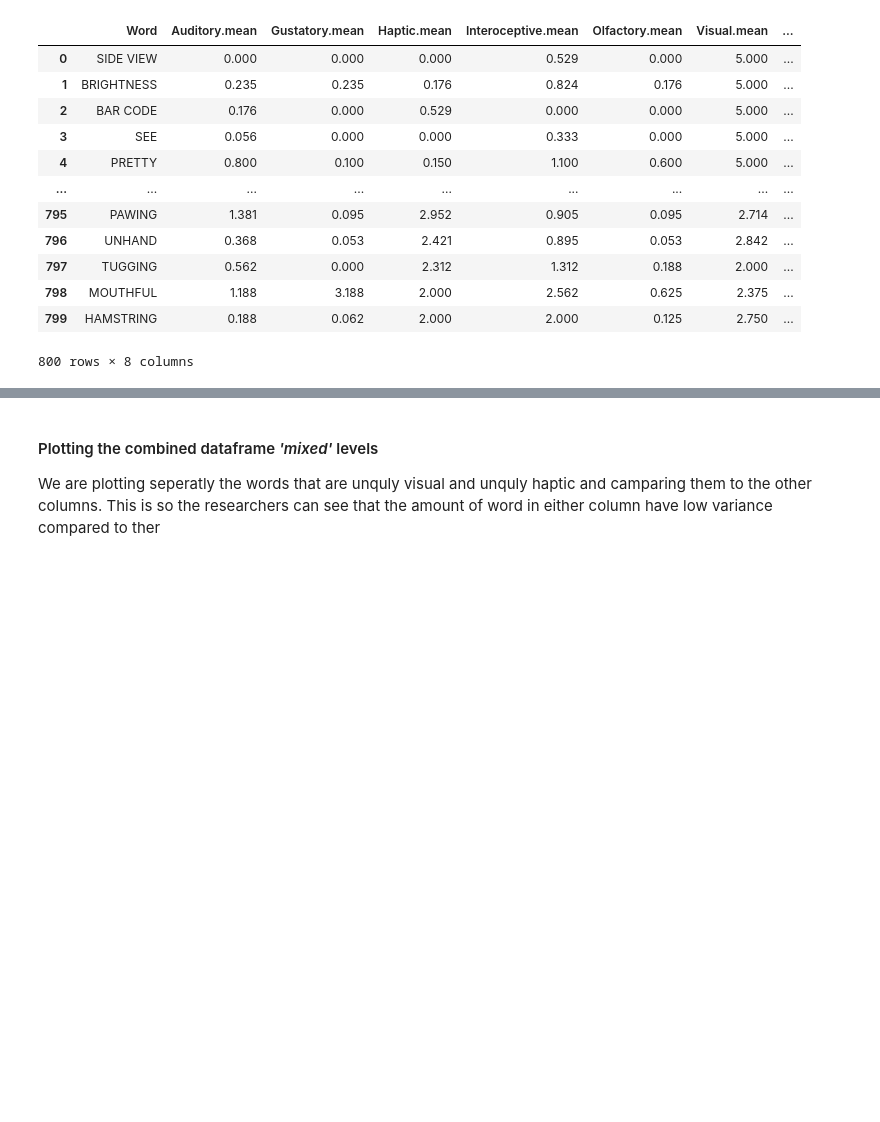
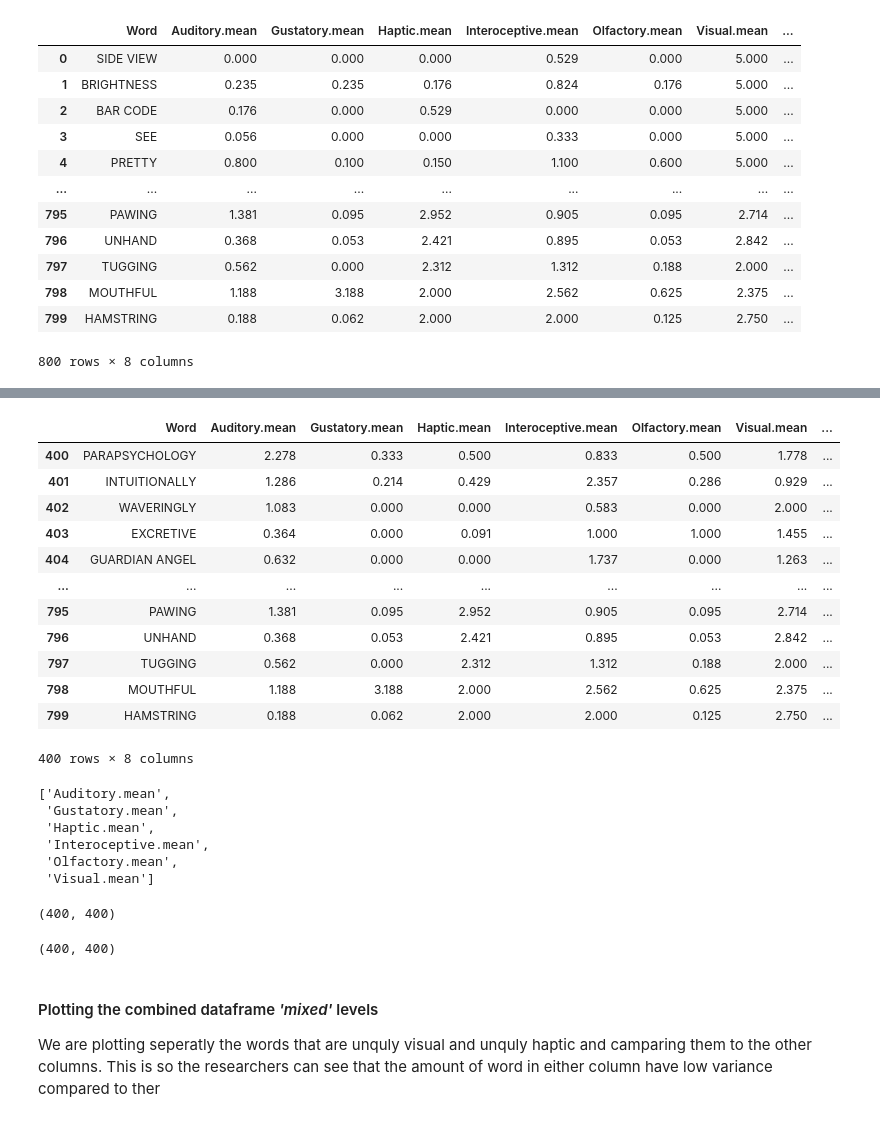
Before and after one commit to soniasola00/SpanLancasterNorm, a Jupyter notebook: Sonia3.ipynb, the cells around one changed output, grey strips where cells are left out. Saved outputs shown, nothing was run; the diff lists cells and outputs as text; code cells hidden in the pictures; blank space fills up the shorter version.

Commit message:
Add files via upload
euclidean distance update

```diff
--- a/Sonia3.ipynb
+++ b/Sonia3.ipynb
@@ -634,3 +657,43 @@ unique_df
+# %%
+subset_2 = unique_df.iloc[400:]
+subset_2
+# %% [output]
+|  | Word | Auditory.mean | Gustatory.mean | Haptic.mean | Interoceptive.mean | Olfactory.mean | Visual.mean | ... |
+| 400 | PARAPSYCHOLOGY | 2.278 | 0.333 | 0.500 | 0.833 | 0.500 | 1.778 | ... |
+| 401 | INTUITIONALLY | 1.286 | 0.214 | 0.429 | 2.357 | 0.286 | 0.929 | ... |
+| 402 | WAVERINGLY | 1.083 | 0.000 | 0.000 | 0.583 | 0.000 | 2.000 | ... |
+| 403 | EXCRETIVE | 0.364 | 0.000 | 0.091 | 1.000 | 1.000 | 1.455 | ... |
+| 404 | GUARDIAN ANGEL | 0.632 | 0.000 | 0.000 | 1.737 | 0.000 | 1.263 | ... |
+| ... | ... | ... | ... | ... | ... | ... | ... | ... |
+| 795 | PAWING | 1.381 | 0.095 | 2.952 | 0.905 | 0.095 | 2.714 | ... |
+| 796 | UNHAND | 0.368 | 0.053 | 2.421 | 0.895 | 0.053 | 2.842 | ... |
+| 797 | TUGGING | 0.562 | 0.000 | 2.312 | 1.312 | 0.188 | 2.000 | ... |
+| 798 | MOUTHFUL | 1.188 | 3.188 | 2.000 | 2.562 | 0.625 | 2.375 | ... |
+| 799 | HAMSTRING | 0.188 | 0.062 | 2.000 | 2.000 | 0.125 | 2.750 | ... |
+400 rows × 8 columns
+# %%
+dimensions = list(unique_df.columns.values)
+dimension = dimensions[1:7]
+dimension
+# %% [output]
+['Auditory.mean',
+ 'Gustatory.mean',
+ 'Haptic.mean',
+ 'Interoceptive.mean',
+ 'Olfactory.mean',
+ 'Visual.mean']
+# %%
+distance_euc = cdist(subset_1[dimension], subset_2[dimension], metric='euclidean')
+distance.shape
+# = np.sqrt(np.sum(((subset_1[dimension] - subset_2[dimension])**2), axis=1))
+# %% [output]
+(400, 400)
+# %%
+distance_cos = cdist(subset_1[dimension], subset_2[dimension], metric='cosine')
+distance.shape
+# = np.sqrt(np.sum(((subset_1[dimension] - subset_2[dimension])**2), axis=1))
+# %% [output]
+(400, 400)
 # %% [markdown]
 #### Plotting the combined dataframe *'mixed'* levels
 We are plotting seperatly the words that are unquly visual and unquly haptic and camparing them to the other columns. This is so the researchers can see that the amount of word in either column have low variance compared to ther
```
Also changed, not shown: parts of 7 cells of this notebook.
